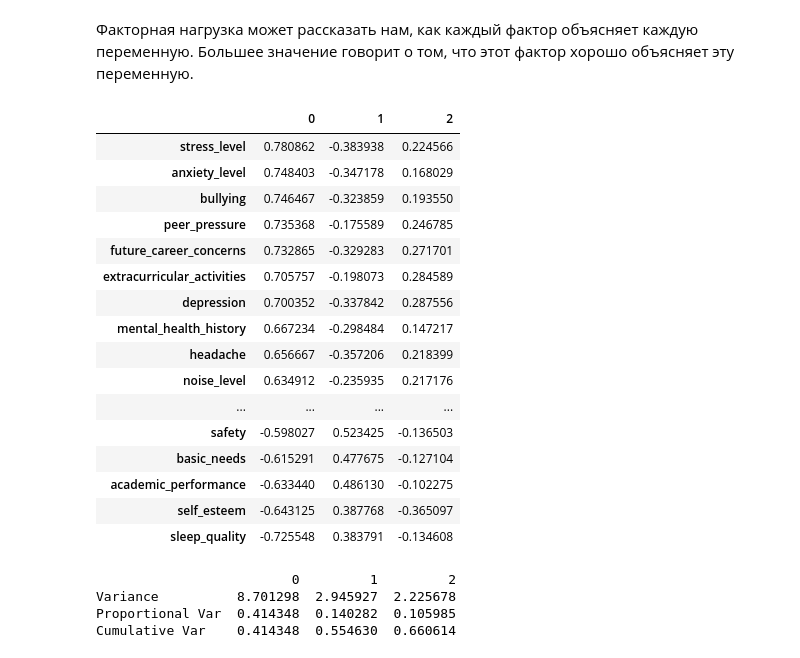
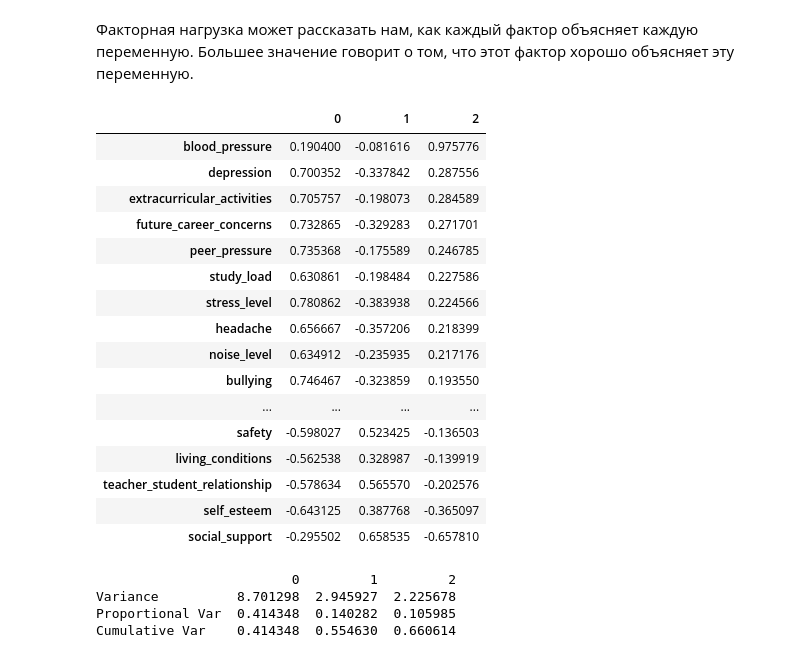
Before and after one commit to Unaagy/pr_star_python, a Jupyter notebook: python/ДЗ_Факторный_анализ.ipynb, the cells around one changed output. Cells and saved outputs as stored; diff of their text form; code cells hidden in the pictures.

```diff
--- a/python/ДЗ_Факторный_анализ.ipynb
+++ b/python/ДЗ_Факторный_анализ.ipynb
@@ -384,26 +384,26 @@ fa_load = pd.DataFrame(fa.loadings_,index=df.columns)
 # %%
 # Сортируем факторные нагрузки (loadings) по убыванию для первого фактора (или другого выбранного фактора)
 # и применяем стиль функции highlight_max(s), которую мы написали ранее
 
-fa_load.sort_values(by=0,ascending=False).style.apply(highlight_max)
+fa_load.sort_values(by=2,ascending=False).style.apply(highlight_max)
 # %% [output]
 |  | 0 | 1 | 2 |
+| blood_pressure | 0.190400 | -0.081616 | 0.975776 |
+| depression | 0.700352 | -0.337842 | 0.287556 |
+| extracurricular_activities | 0.705757 | -0.198073 | 0.284589 |
+| future_career_concerns | 0.732865 | -0.329283 | 0.271701 |
+| peer_pressure | 0.735368 | -0.175589 | 0.246785 |
+| study_load | 0.630861 | -0.198484 | 0.227586 |
 | stress_level | 0.780862 | -0.383938 | 0.224566 |
-| anxiety_level | 0.748403 | -0.347178 | 0.168029 |
-| bullying | 0.746467 | -0.323859 | 0.193550 |
-| peer_pressure | 0.735368 | -0.175589 | 0.246785 |
-| future_career_concerns | 0.732865 | -0.329283 | 0.271701 |
-| extracurricular_activities | 0.705757 | -0.198073 | 0.284589 |
-| depression | 0.700352 | -0.337842 | 0.287556 |
-| mental_health_history | 0.667234 | -0.298484 | 0.147217 |
 | headache | 0.656667 | -0.357206 | 0.218399 |
 | noise_level | 0.634912 | -0.235935 | 0.217176 |
+| bullying | 0.746467 | -0.323859 | 0.193550 |
 | ... | ... | ... | ... |
 | safety | -0.598027 | 0.523425 | -0.136503 |
-| basic_needs | -0.615291 | 0.477675 | -0.127104 |
-| academic_performance | -0.633440 | 0.486130 | -0.102275 |
+| living_conditions | -0.562538 | 0.328987 | -0.139919 |
+| teacher_student_relationship | -0.578634 | 0.565570 | -0.202576 |
 | self_esteem | -0.643125 | 0.387768 | -0.365097 |
-| sleep_quality | -0.725548 | 0.383791 | -0.134608 |
+| social_support | -0.295502 | 0.658535 | -0.657810 |
 # %%
 # метод fa.get_factor_variance() возвращает информацию о дисперсии факторов.
 # Результатом является массив, содержащий три значения: общая дисперсия (Variance),
```
Also changed, not shown: parts of 1 cell of this notebook.
